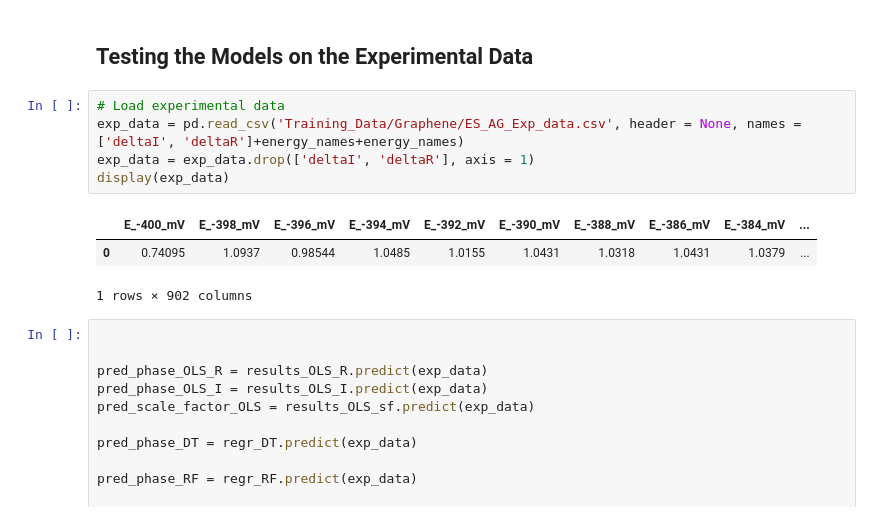
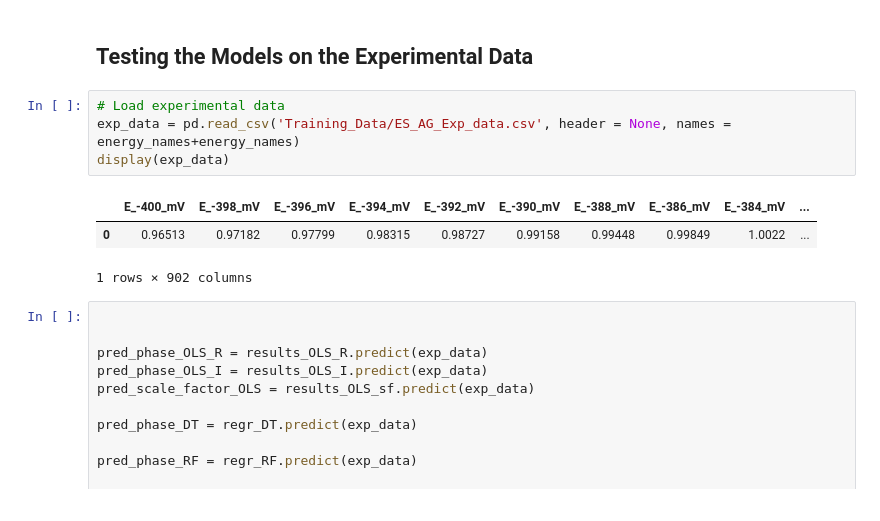
Before and after one commit to Lcollins91/DS_ResearchProject_ND, a Jupyter notebook: Graphene_Predicting_Scale_Factor.ipynb, the cells around one changed output. Saved outputs shown, nothing was run; the diff lists cells and outputs as text.

```diff
--- a/Graphene_Predicting_Scale_Factor.ipynb
+++ b/Graphene_Predicting_Scale_Factor.ipynb
@@ -400,12 +410,11 @@ Scale Factor Gradient Boost Score: -0.4902791422516366
 ## Testing the Models on the Experimental Data
 # %%
 # Load experimental data
-exp_data = pd.read_csv('Training_Data/Graphene/ES_AG_Exp_data.csv', header = None, names = ['deltaI', 'deltaR']+energy_names+energy_names)
-exp_data = exp_data.drop(['deltaI', 'deltaR'], axis = 1)
+exp_data = pd.read_csv('Training_Data/ES_AG_Exp_data.csv', header = None, names = energy_names+energy_names)
 display(exp_data)
 # %% [output]
 |  | E_-400_mV | E_-398_mV | E_-396_mV | E_-394_mV | E_-392_mV | E_-390_mV | E_-388_mV | E_-386_mV | E_-384_mV | ... |
-| 0 | 0.74095 | 1.0937 | 0.98544 | 1.0485 | 1.0155 | 1.0431 | 1.0318 | 1.0431 | 1.0379 | ... |
+| 0 | 0.96513 | 0.97182 | 0.97799 | 0.98315 | 0.98727 | 0.99158 | 0.99448 | 0.99849 | 1.0022 | ... |
 1 rows × 902 columns
 # %%
 
```
Also changed, not shown: parts of 4 cells of this notebook, 7 other files.
